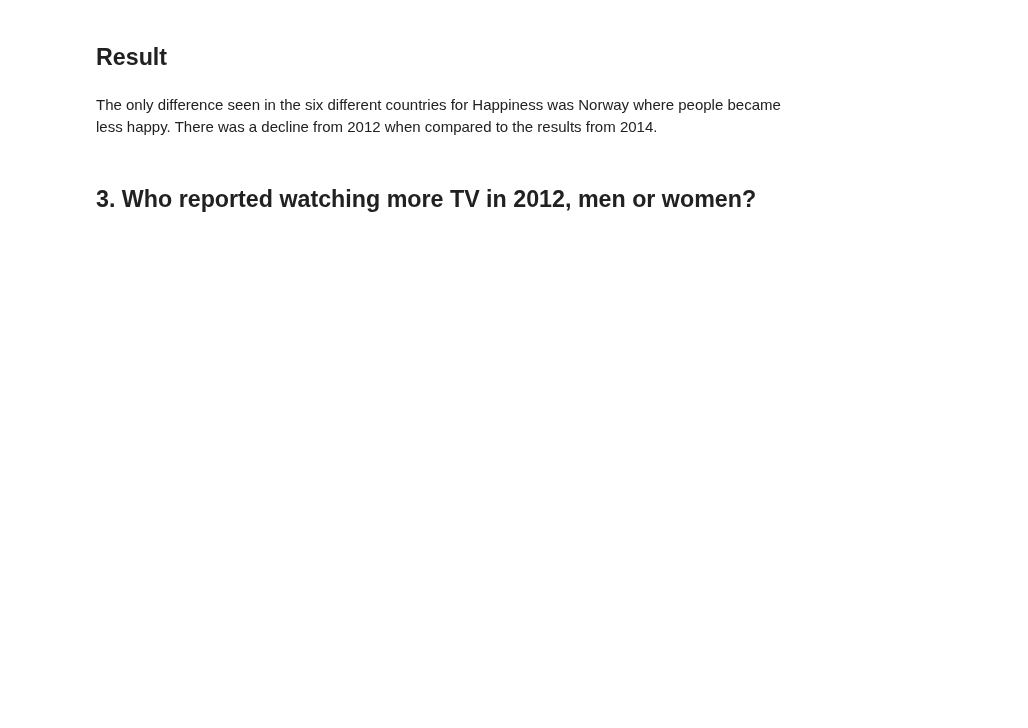
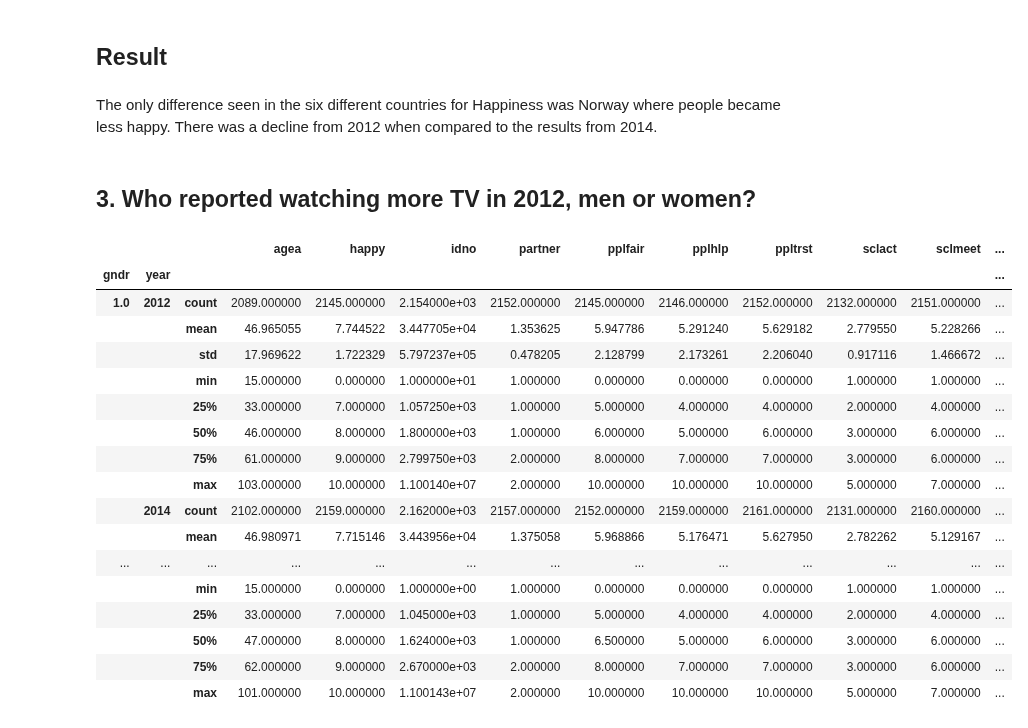
Before and after one commit to 315iah515/Thinkful-Notebooks, a Jupyter notebook: Bootcamp/Drill_WhatTestToUse.ipynb, the cells around one changed output. Saved outputs shown, nothing was run; the diff lists cells and outputs as text; code cells hidden in the pictures; blank space fills up the shorter version.

```diff
--- a/Bootcamp/Drill_WhatTestToUse.ipynb
+++ b/Bootcamp/Drill_WhatTestToUse.ipynb
@@ -350,3 +387,25 @@ KruskalResult(statistic=0.39056749122656015, pvalue=0.53200125505866203)
 The only difference seen in the six different countries for Happiness was Norway where people became less happy.  There was a decline from 2012 when compared to the results from 2014.
 # %% [markdown]
 ## 3. Who reported watching more TV in 2012, men or women?
+# %%
+grpby = survey_data.groupby(['gndr','year'])
+grpby.describe()
+# %% [output]
+|  |  |  | agea | happy | idno | partner | pplfair | pplhlp | ppltrst | sclact | sclmeet | ... |
+| gndr | year |  |  |  |  |  |  |  |  |  |  | ... |
+| 1.0 | 2012 | count | 2089.000000 | 2145.000000 | 2.154000e+03 | 2152.000000 | 2145.000000 | 2146.000000 | 2152.000000 | 2132.000000 | 2151.000000 | ... |
+|  |  | mean | 46.965055 | 7.744522 | 3.447705e+04 | 1.353625 | 5.947786 | 5.291240 | 5.629182 | 2.779550 | 5.228266 | ... |
+|  |  | std | 17.969622 | 1.722329 | 5.797237e+05 | 0.478205 | 2.128799 | 2.173261 | 2.206040 | 0.917116 | 1.466672 | ... |
+|  |  | min | 15.000000 | 0.000000 | 1.000000e+01 | 1.000000 | 0.000000 | 0.000000 | 0.000000 | 1.000000 | 1.000000 | ... |
+|  |  | 25% | 33.000000 | 7.000000 | 1.057250e+03 | 1.000000 | 5.000000 | 4.000000 | 4.000000 | 2.000000 | 4.000000 | ... |
+|  |  | 50% | 46.000000 | 8.000000 | 1.800000e+03 | 1.000000 | 6.000000 | 5.000000 | 6.000000 | 3.000000 | 6.000000 | ... |
+|  |  | 75% | 61.000000 | 9.000000 | 2.799750e+03 | 2.000000 | 8.000000 | 7.000000 | 7.000000 | 3.000000 | 6.000000 | ... |
+|  |  | max | 103.000000 | 10.000000 | 1.100140e+07 | 2.000000 | 10.000000 | 10.000000 | 10.000000 | 5.000000 | 7.000000 | ... |
+|  | 2014 | count | 2102.000000 | 2159.000000 | 2.162000e+03 | 2157.000000 | 2152.000000 | 2159.000000 | 2161.000000 | 2131.000000 | 2160.000000 | ... |
+|  |  | mean | 46.980971 | 7.715146 | 3.443956e+04 | 1.375058 | 5.968866 | 5.176471 | 5.627950 | 2.782262 | 5.129167 | ... |
+| ... | ... | ... | ... | ... | ... | ... | ... | ... | ... | ... | ... | ... |
+|  |  | min | 15.000000 | 0.000000 | 1.000000e+00 | 1.000000 | 0.000000 | 0.000000 | 0.000000 | 1.000000 | 1.000000 | ... |
+|  |  | 25% | 33.000000 | 7.000000 | 1.045000e+03 | 1.000000 | 5.000000 | 4.000000 | 4.000000 | 2.000000 | 4.000000 | ... |
+|  |  | 50% | 47.000000 | 8.000000 | 1.624000e+03 | 1.000000 | 6.500000 | 5.000000 | 6.000000 | 3.000000 | 6.000000 | ... |
+|  |  | 75% | 62.000000 | 9.000000 | 2.670000e+03 | 2.000000 | 8.000000 | 7.000000 | 7.000000 | 3.000000 | 6.000000 | ... |
+|  |  | max | 101.000000 | 10.000000 | 1.100143e+07 | 2.000000 | 10.000000 | 10.000000 | 10.000000 | 5.000000 | 7.000000 | ... |
```
Also changed, not shown: parts of 27 cells of this notebook.
